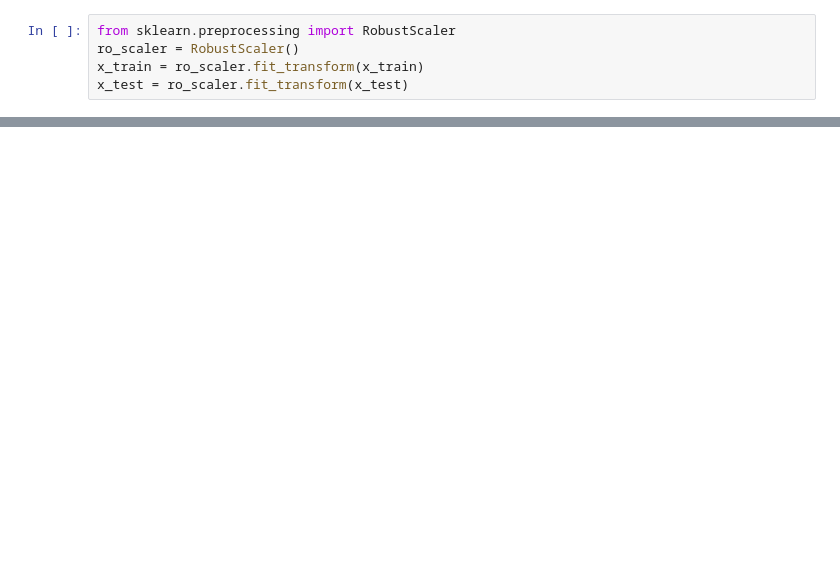
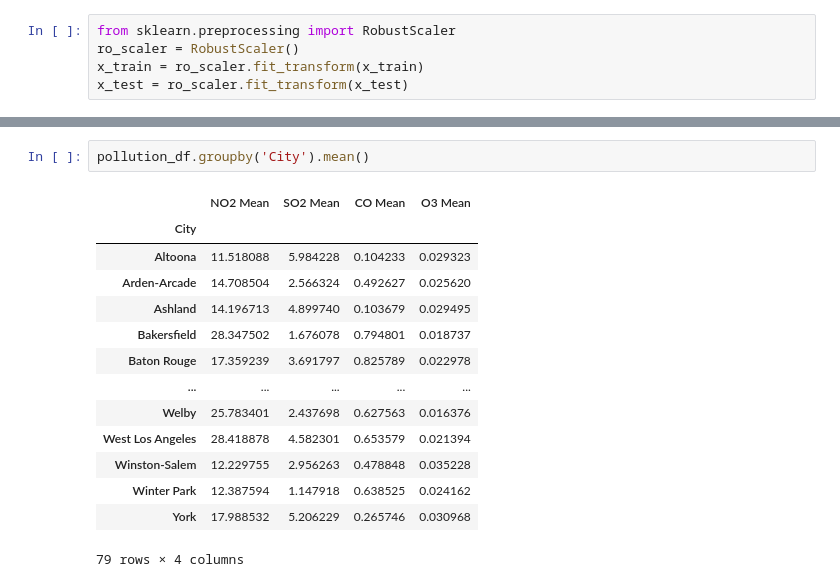
Before and after one commit to letizialanza01/Project_US_Pollution, a Jupyter notebook: Project_US_Pollution.ipynb, the cells around one changed output, grey strips where cells are left out. Cells and saved outputs as stored; diff of their text form; blank space fills up the shorter version.

```diff
--- a/Project_US_Pollution.ipynb
+++ b/Project_US_Pollution.ipynb
@@ -1205,0 +1267,17 @@ plt.plot(x_test, y_pred)
+# %%
+pollution_df.groupby('City').mean()
+# %% [output]
+|  | NO2 Mean | SO2 Mean | CO Mean | O3 Mean |
+| City |  |  |  |  |
+| Altoona | 11.518088 | 5.984228 | 0.104233 | 0.029323 |
+| Arden-Arcade | 14.708504 | 2.566324 | 0.492627 | 0.025620 |
+| Ashland | 14.196713 | 4.899740 | 0.103679 | 0.029495 |
+| Bakersfield | 28.347502 | 1.676078 | 0.794801 | 0.018737 |
+| Baton Rouge | 17.359239 | 3.691797 | 0.825789 | 0.022978 |
+| ... | ... | ... | ... | ... |
+| Welby | 25.783401 | 2.437698 | 0.627563 | 0.016376 |
+| West Los Angeles | 28.418878 | 4.582301 | 0.653579 | 0.021394 |
+| Winston-Salem | 12.229755 | 2.956263 | 0.478848 | 0.035228 |
+| Winter Park | 12.387594 | 1.147918 | 0.638525 | 0.024162 |
+| York | 17.988532 | 5.206229 | 0.265746 | 0.030968 |
+79 rows × 4 columns
```
Also changed, not shown: parts of 14 cells of this notebook.
